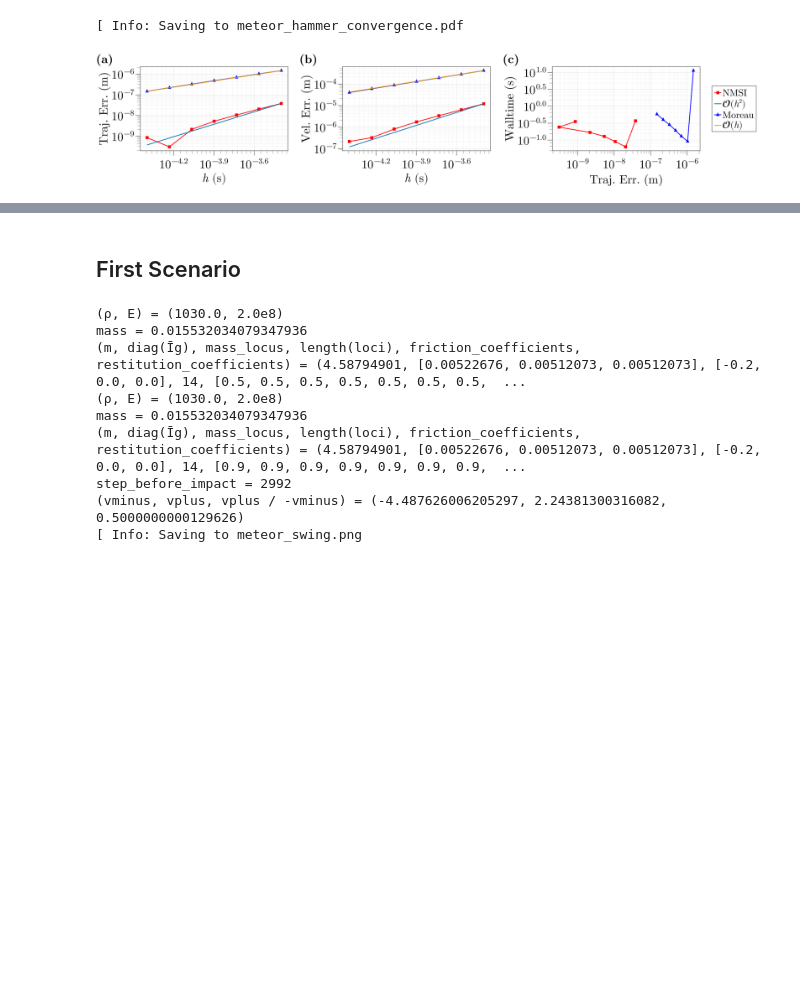
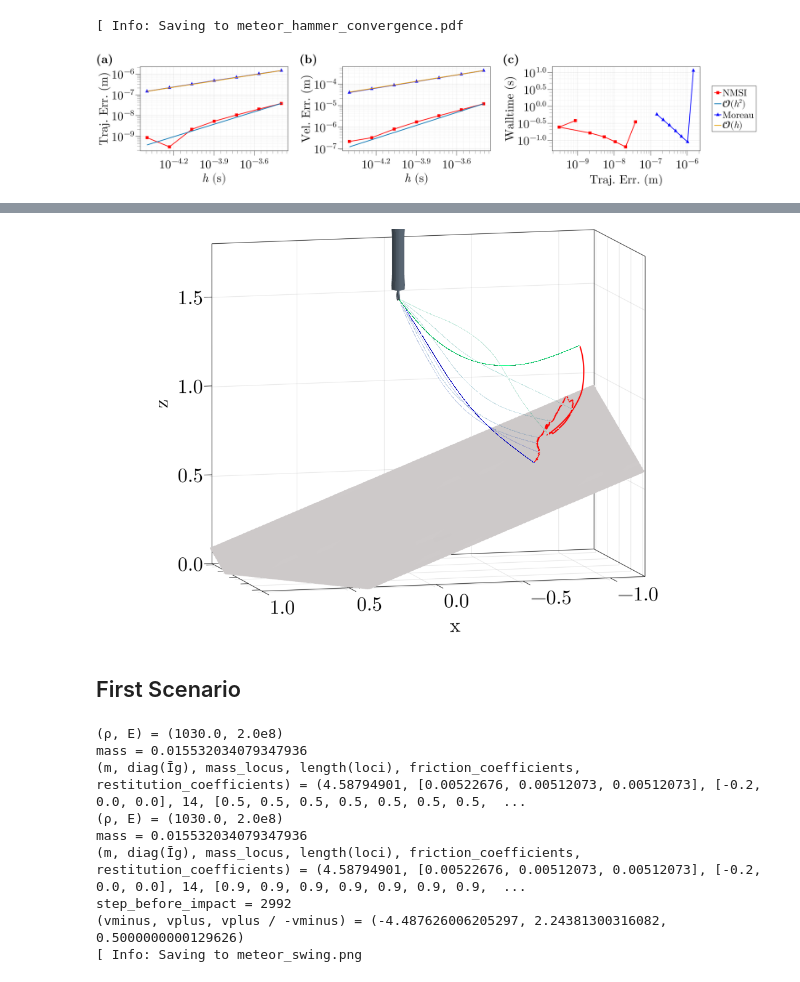
Before and after one commit to Rible-Sim/Rible.jl, a Jupyter notebook: notebooks/meteor_hammer.ipynb, the cells around one changed output, grey strips where cells are left out. Saved outputs shown, nothing was run; the diff lists cells and outputs as text; code cells hidden in the pictures; blank space fills up the shorter version.

Commit message:
fix cable contacts; update notebooks for the cable;

```diff
--- a/notebooks/meteor_hammer.ipynb
+++ b/notebooks/meteor_hammer.ipynb
@@ -249,0 +252,11 @@ end
+# %%
+cable = make_meteor_hammer(;
+    ri  = [ 0.0, 0.0, 1.5],
+    rix = [ 0.0, 0.0,-1.0],
+    rj  = [-0.6*√3, 0.0, 1.2],
+    rjx = [ 0.0,-1.0, 0.0],
+    e = 0.0,
+    μ=0.1,L=1.2,nx=5,R=RotY(-π/2),
+    ω=-200n,
+    only_cable=true
+)
@@ -249,0 +269,85 @@ end
+# %%
+RB.set_new_initial!(cable,meteor_hammer_DR.traj.q[end][begin:end-9],meteor_hammer_DR.traj.q̇[end][begin:end-9]);
+
+tspan = (0.0,1.5)
+h = 2e-4
+
+RB.solve!(
+    RB.DynamicsProblem(
+        cable,
+        inclined_plane_env,
+        RB.RestitutionFrictionCombined(
+            RB.NewtonRestitution(),
+            RB.CoulombFriction(),
+        )
+    ),
+    RB.DynamicsSolver(
+        RB.Zhong06(),
+        RB.InnerLayerContactSolver(
+            RB.InteriorPointMethod()
+        ),
+    );
+    tspan,dt=h,ftol=1e-12,maxiters=50,exception=false,verbose=false
+)
+
+GM.activate!(;scalefactor);with_theme(theme_pub;
+        size = (0.6tw,0.36tw),
+        figure_padding = (fontsize,1.5fontsize,0,0),
+        Axis3=(
+            azimuth = 7.595530633326987,
+            elevation = 0.14269908169872403
+        )
+    ) do
+    bot = cable
+    (;t) = bot.traj
+    rp1 = RB.get_trajectory!(bot,5,2)
+    fig = Figure()
+    gd1 = fig[1,1] = GridLayout()
+    steps = 1:1000:length(bot.traj)
+    laststep = last(steps)
+    cg = cgrad(:winter, length(steps), categorical = true, rev = true)
+    nstep = length(steps)
+    alphas = fill(0.2,nstep)
+    alphas[1:3] = [1, 0.2, 0.2]
+    alphas[end] = 1
+    plot_traj!(
+        bot;
+        AxisType=Axis3,
+        fig = gd1,
+        showtitle=false,
+        showpoints=false,
+        showlabels=false,
+        showarrows=false,
+        showcables=false,
+        showwire=false,
+        showmesh=false,
+        xlims=(-1.2,1.0),
+        ylims=(-0.3,0.8),
+        zlims=(-0.0,1.8),
+        doslide=false,
+        showinfo=false,
+        ground=inclined_plane,
+        sup! = (ax,_,_) -> begin
+            for (i,step) in enumerate(steps)
+                RB.goto_step!(bot,step)
+                tgvis = deepcopy(bot.structure)
+                (;r,g,b) = cg[i]
+                RB.viz!(ax,tgvis;
+                    meshcolor=Makie.RGBAf(r,g,b,alphas[i])
+                )
+            end
+            lines!(ax,rp1[begin:laststep],color=:red)
+            handlemesh = load(joinpath(RB.assetpath(),"把柄.STL")) |> RB.make_patch(;
+                scale = 1/400,
+                trans = [ 0.0, 0.0, 1.55],
+                rot = RotY(-π/2)
+            )
+            RB.hidey(ax)
+            mesh!(ax,handlemesh)
+        end
+    )
+    colgap!(fig.layout,-fontsize)
+    savefig(fig,"cable_contacting")
+    fig
+end
+# %% [output]
@@ -250,3 +355,4 @@ end
+[figure, added]
 # %% [markdown]
 ## First Scenario
 # %%
```
Also changed, not shown: parts of 4 cells of this notebook, 5 other files.
